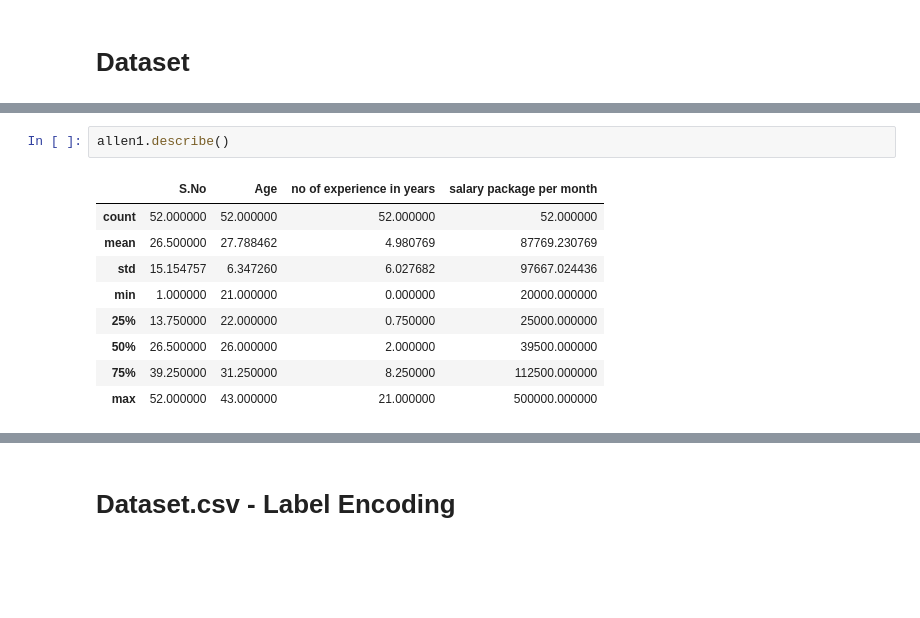
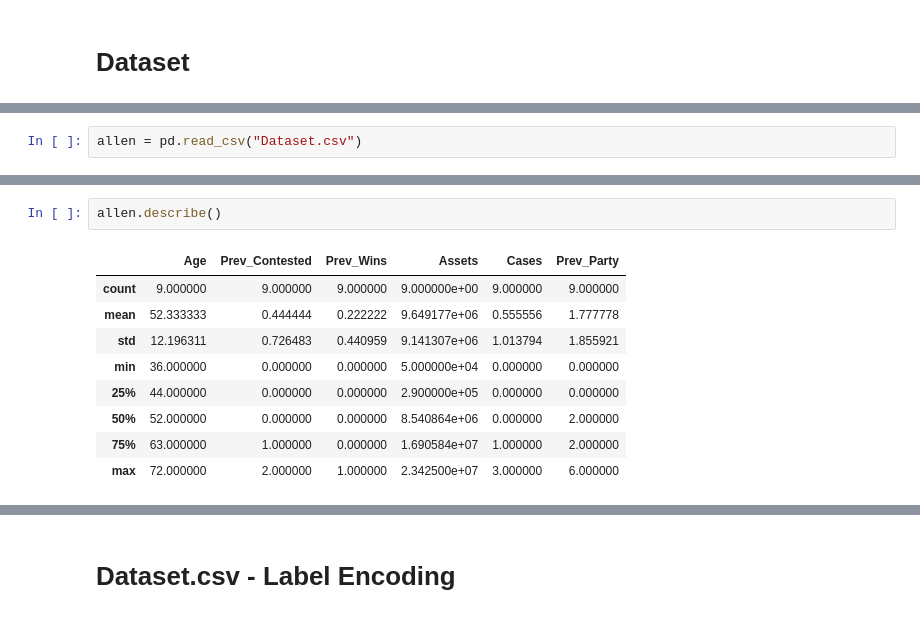
Before and after one commit to abphilip-vit/College8, a Jupyter notebook: T5/T5.ipynb, the cells around one changed output, grey strips where cells are left out. Saved outputs shown, nothing was run; the diff lists cells and outputs as text; blank space fills up the shorter version.

```diff
--- a/T5/T5.ipynb
+++ b/T5/T5.ipynb
@@ -24 +21,3 @@ allen3 = pd.read_csv("Dataset2.csv")
+# %%
+allen = pd.read_csv("Dataset.csv")
 # %%
@@ -42,12 +32,12 @@ allen3.head()
 # %%
-allen1.describe()
+allen.describe()
 # %% [output]
-|  | S.No | Age | no of experience in years | salary package per month |
-| count | 52.000000 | 52.000000 | 52.000000 | 52.000000 |
-| mean | 26.500000 | 27.788462 | 4.980769 | 87769.230769 |
-| std | 15.154757 | 6.347260 | 6.027682 | 97667.024436 |
-| min | 1.000000 | 21.000000 | 0.000000 | 20000.000000 |
-| 25% | 13.750000 | 22.000000 | 0.750000 | 25000.000000 |
-| 50% | 26.500000 | 26.000000 | 2.000000 | 39500.000000 |
-| 75% | 39.250000 | 31.250000 | 8.250000 | 112500.000000 |
-| max | 52.000000 | 43.000000 | 21.000000 | 500000.000000 |
+|  | Age | Prev_Contested | Prev_Wins | Assets | Cases | Prev_Party |
+| count | 9.000000 | 9.000000 | 9.000000 | 9.000000e+00 | 9.000000 | 9.000000 |
+| mean | 52.333333 | 0.444444 | 0.222222 | 9.649177e+06 | 0.555556 | 1.777778 |
+| std | 12.196311 | 0.726483 | 0.440959 | 9.141307e+06 | 1.013794 | 1.855921 |
+| min | 36.000000 | 0.000000 | 0.000000 | 5.000000e+04 | 0.000000 | 0.000000 |
+| 25% | 44.000000 | 0.000000 | 0.000000 | 2.900000e+05 | 0.000000 | 0.000000 |
+| 50% | 52.000000 | 0.000000 | 0.000000 | 8.540864e+06 | 0.000000 | 2.000000 |
+| 75% | 63.000000 | 1.000000 | 0.000000 | 1.690584e+07 | 1.000000 | 2.000000 |
+| max | 72.000000 | 2.000000 | 1.000000 | 2.342500e+07 | 3.000000 | 6.000000 |
```
Also changed, not shown: parts of 16 cells of this notebook.
